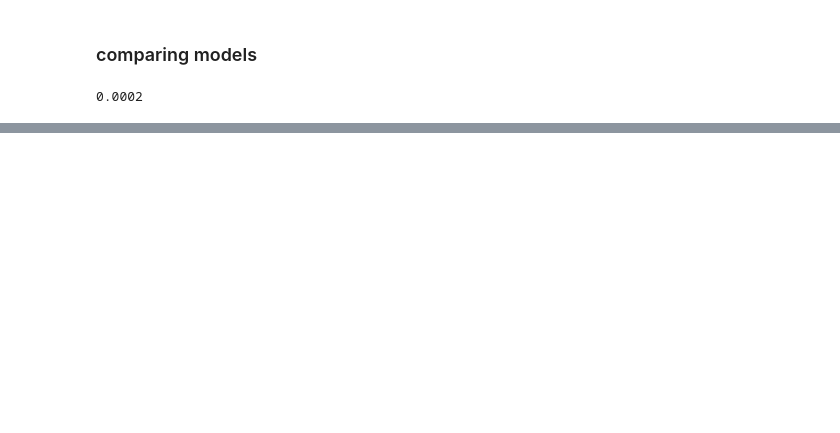
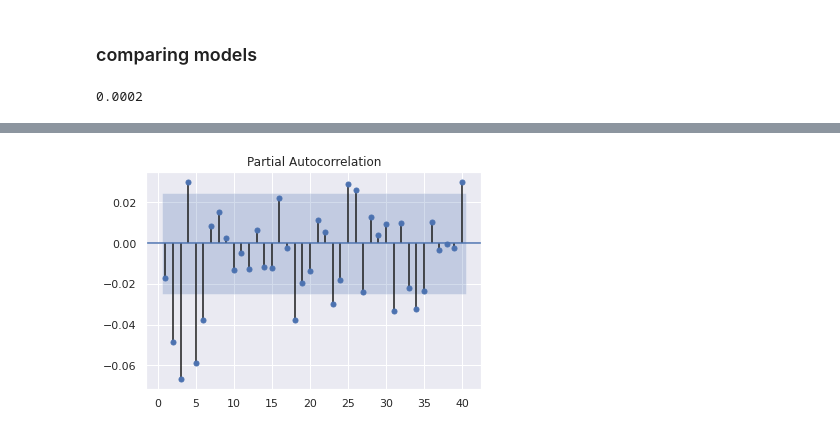
Before and after one commit to MahmutAtia/Time-Series-Analysis-in-Python, a Jupyter notebook: working with time series.ipynb, the cells around one changed output, grey strips where cells are left out. Cells and saved outputs as stored; diff of their text form; code cells hidden in the pictures; blank space fills up the shorter version.

```diff
--- a/working with time series.ipynb
+++ b/working with time series.ipynb
@@ -377,0 +442,5 @@ AR.4           -2.9561           -0.0000j            2.9561           -0.5000
+# %%
+plot_pacf(df_new["returns_ftse"],lags = 40 , zero = False, method ="ols")
+plt.show()
+# %% [output]
+[figure, added]
```
Also changed, not shown: parts of 22 cells of this notebook, 1 other file.
